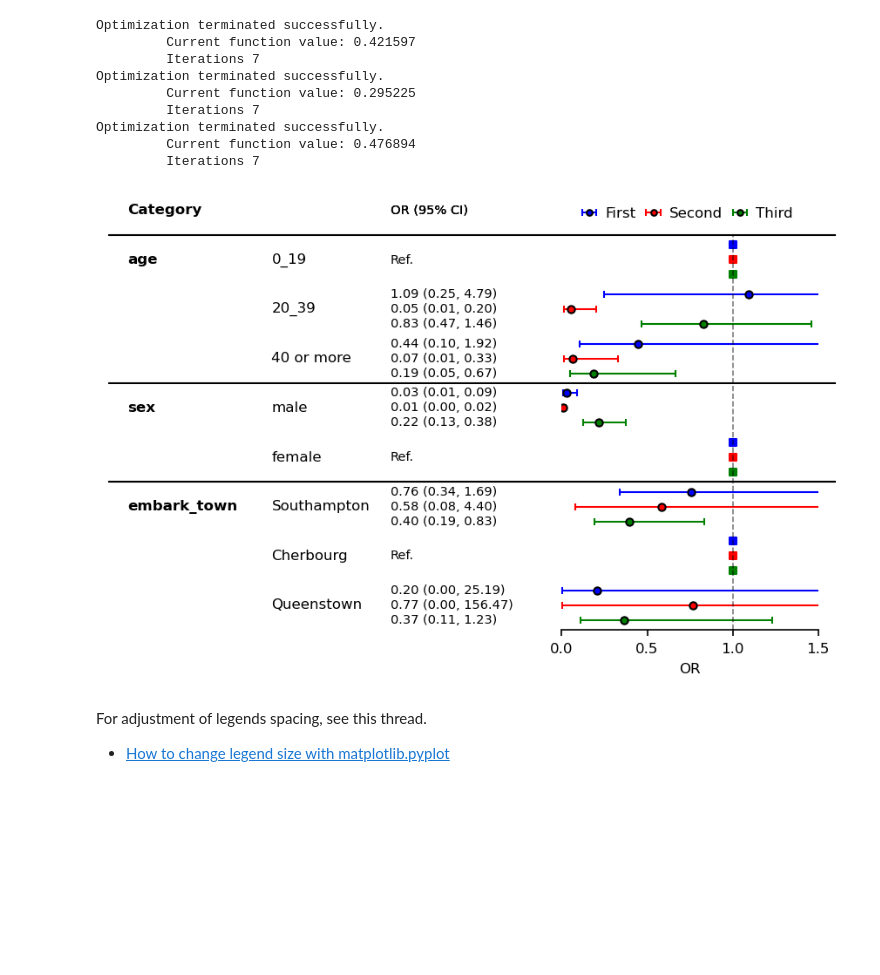
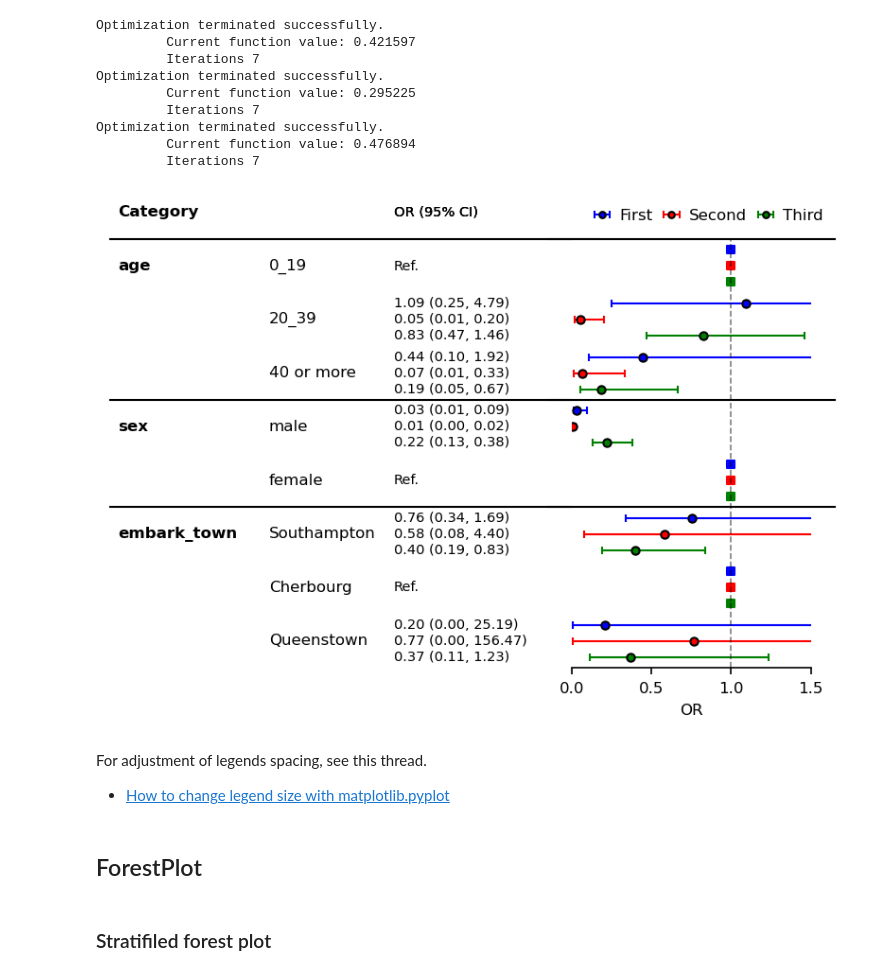
Before and after one commit to toshiakiasakura/myforestplot, a Jupyter notebook: docs_src/notebooks/2_gallery.ipynb, the cells around one changed output. Drawn from its saved outputs; the diff is of its cells as text; code cells hidden in the pictures; blank space fills up the shorter version.

```diff
--- a/docs_src/notebooks/2_gallery.ipynb
+++ b/docs_src/notebooks/2_gallery.ipynb
@@ -194,0 +230,24 @@ plt.show()
+# %%
+plt.rcParams["font.size"] = 8
+fp = mfp.SimpleForestPlot(ratio=(8,3), dpi=150, figsize=(5,3), df=df,
+                          vertical_align=True)
+fp.errorbar(errorbar_kwds=None, log_scale=True)
+
+xticklabels = [0.1, 0.5, 1.0, 2.0]
+fp.ax2.set_xlim(np.log([0.05, 1.5]))
+fp.ax2.set_xticks(np.log(xticklabels))
+fp.ax2.set_xticklabels(xticklabels)
+fp.ax2.set_xlabel("OR (log scale)")
+fp.ax2.axvline(x=0, ymin=0, ymax=1.0, color="black", alpha=0.5)
+
+fp.ax1.set_xlim([0.35, 1])
+fp.embed_cate_strings("category", 0.3, header="Category",
+                      text_kwds=dict(fontweight="bold"),
+                      header_kwds=dict(fontweight="bold")
+                      )
+fp.embed_strings("item", 0.36, header="", replace={"age":""})
+fp.embed_strings("nobs", 0.60, header="N")
+fp.embed_strings("risk_pretty", 0.72, header="OR (95% CI)")
+fp.horizontal_variable_separators()
+fp.draw_outer_marker(log_scale=True)
+plt.show()
@@ -259,11 +320,11 @@ errorbar_kwds = dict(fmt="o",
                      )
 ref_kwds = dict(marker="s", s=13)
 
-fp = mfp.BaseForestPlot(ratio=(5,3),
-                    figsize=(7,4),
-                    dpi=150,
-                    df=df1,
-                    )
+fp = mfp.SimpleForestPlot(ratio=(5,3),
+                          figsize=(6,4),
+                          dpi=150,
+                          df=df1,
+                          )
 fp.errorbar(errorbar_kwds=errorbar_kwds,
             ref_kwds=ref_kwds,
             y_adj=0.3,
@@ -293,35 +354,39 @@ plt.legend(bbox_to_anchor=(-0.0,1.105),
            markerscale=0.8,
            frameon=False,
            handletextpad=.1,
            columnspacing=.2)
 
 fp.ax2.set_xlim([0.0, 1.5])
 fp.ax2.set_xticks([0, 0.5, 1, 1.5])
 fp.ax2.set_xlabel("OR")
 fp.ax2.axvline(x=1, ymin=0, ymax=1.0,
                color="black", alpha=0.5, ls="--", lw=0.8)
 
-fp.ax1.set_xlim([0.3, 1])
+fp.ax1.set_xlim([0.38, 1])
 fp.embed_strings("category", 0.33, header="Category",
                  duplicate_hide=True,
                  text_kwds=dict(fontweight="bold"),
                  header_kwds=dict(fontweight="bold")
                  )
 fp.embed_strings("item", 0.56, header="", replace={"age":""})
 fontsize = 7
 x = 0.75
 fp.embed_strings("risk_pretty", x, header="OR (95% CI)",
                  fontsize=fontsize,
                  df=df1, y_adj=0.3, replace={"Ref.":""})
 fp.embed_strings("risk_pretty", x, header="OR (95% CI)",
                  fontsize=fontsize,
                  df=df2, y_adj=0.0, replace={})
 fp.embed_strings("risk_pretty", x, header="OR (95% CI)",
                  fontsize=fontsize,
                  df=df3, y_adj=-0.3, replace={"Ref.":""})
 fp.horizontal_variable_separators()
 # %% [output]
-[figure, old version]
+[figure, new version]
 # %% [markdown]
 For adjustment of legends spacing, see this thread.
 - [How to change legend size with matplotlib.pyplot](https://stackoverflow.com/questions/7125009/how-to-change-legend-size-with-matplotlib-pyplot)
+# %% [markdown]
+## ForestPlot
+# %% [markdown]
+### Stratifiled forest plot
```
Also changed, not shown: parts of 7 cells of this notebook, 3 other files.
